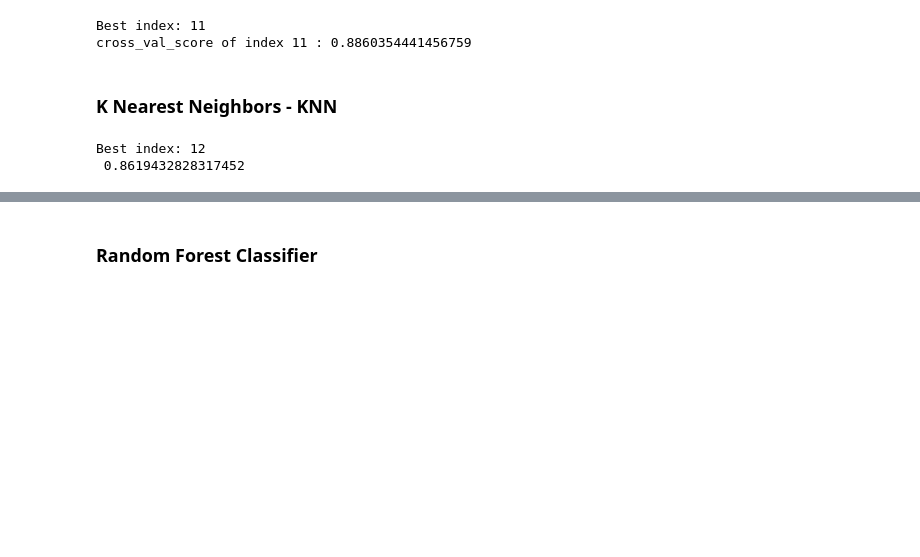
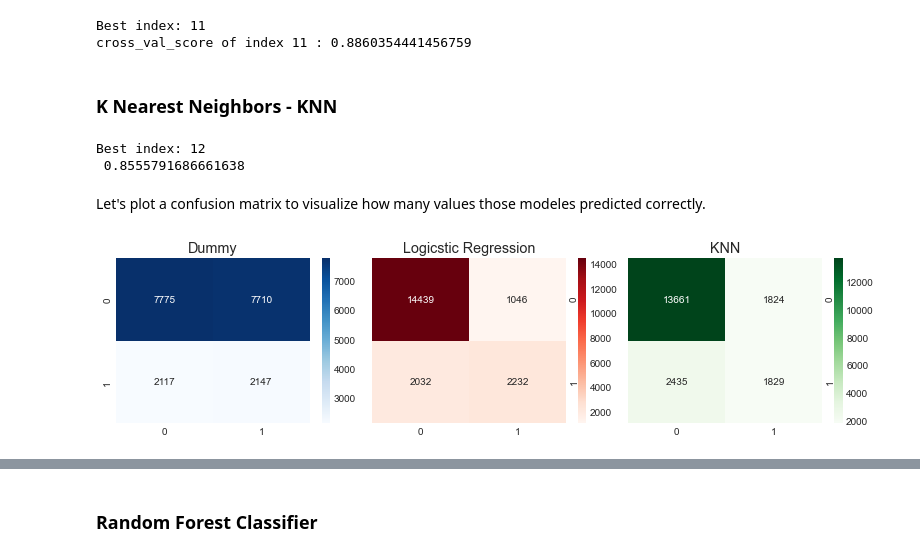
Before and after one commit to sandler2806/Data-Visualization, a Jupyter notebook: ClassificationProject_RainPrediction.ipynb, the cells around one changed output, grey strips where cells are left out. Saved outputs shown, nothing was run; the diff lists cells and outputs as text; code cells hidden in the pictures; blank space fills up the shorter version.

```diff
--- a/ClassificationProject_RainPrediction.ipynb
+++ b/ClassificationProject_RainPrediction.ipynb
@@ -810,8 +810,30 @@ max_score = 0 #saving the value of the highest score
 #         max_score = accuracy
 # print('Best index:', maxi, "\ncross_val_score of index", max_index, ':', max_score)
 
-accuracy = cross_val_score(modelKNN, X_train, y_train, cv = 12).mean()
-print("Best index: 12\n", accuracy)
+accuracyKNN = cross_val_score(modelKNN, X_train, y_train, cv = 12).mean()
+print("Best index: 12\n", accuracyKNN)
 # %% [output]
 Best index: 12
- 0.8619432828317452
+ 0.8555791686661638
+# %% [markdown]
+Let's plot a confusion matrix to visualize how many values those modeles predicted correctly.
+# %%
+predictionsLogRegy = modelLogReg.predict(X_test)
+predictionsKNN = modelKNN.predict(X_test)
+
+fig, (ax1, ax2, ax3) = plt.subplots(1, 3, figsize = (11,3), )
+fig.subplots_adjust(wspace=0.01)
+
+sns.heatmap(confusion_matrix(y_test, predictionsDummy), ax=ax1, cmap = "Blues", annot=True, fmt = '.0f')
+sns.heatmap(confusion_matrix(y_test, predictionsLogRegy), ax=ax2, cmap = "Reds", annot=True, fmt = '.0f')
+sns.heatmap(confusion_matrix(y_test, predictionsKNN), ax=ax3, cmap = "Greens", annot=True, fmt = '.0f')
+ax1.set_title('Dummy')
+ax2.set_title('Logicstic Regression')
+ax3.set_title('KNN')
+ax2.yaxis.tick_right()
+ax3.yaxis.tick_right()
+
+fig.subplots_adjust(wspace=0.001)
+plt.show()
+# %% [output]
+[figure, added]
```
Also changed, not shown: parts of 5 cells of this notebook.
